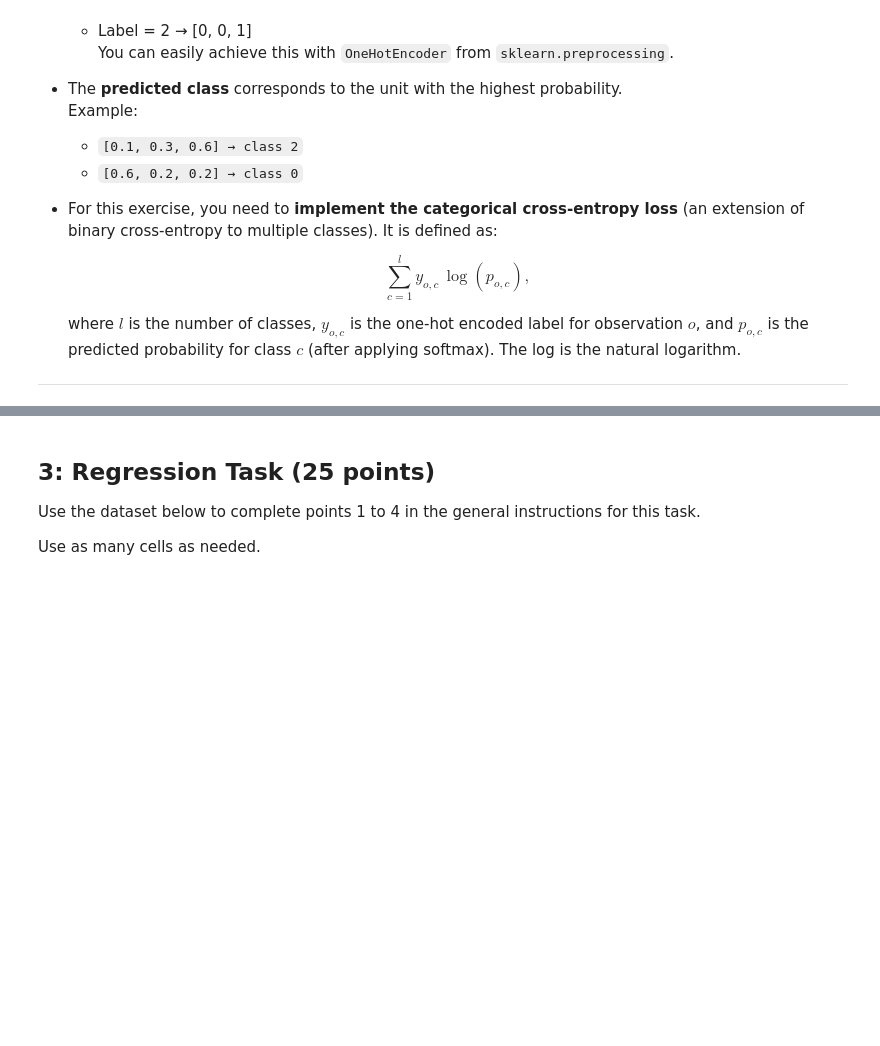
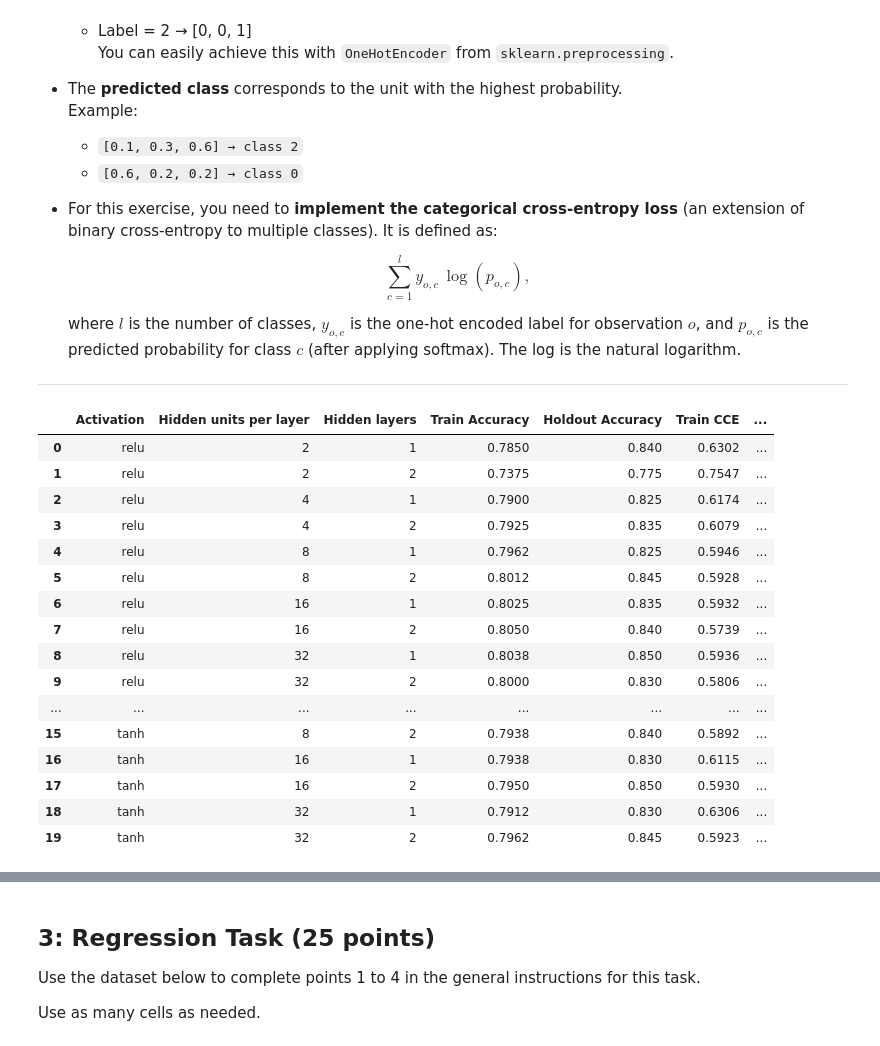
Before and after one commit to alibpowell/ML4021-Group, a Jupyter notebook: 04-manual-mlps.ipynb, the cells around one changed output, grey strips where cells are left out. Cells and saved outputs as stored; diff of their text form; code cells hidden in the pictures; blank space fills up the shorter version.

Commit message:
Added multi-class classification and the discussion. Also reviewed other parts and finalized for submission

```diff
--- a/04-manual-mlps.ipynb
+++ b/04-manual-mlps.ipynb
@@ -405,0 +537,71 @@ X, y = make_classification(n_samples=1000, n_classes=3,
+# %%
+# Train and compare configurations
+configs = [
+    (activation, (units,) * layers)
+    for activation in ["ReLU", "Tanh"]
+    for units in [2, 4, 8, 16, 32]
+    for layers in [1, 2]
+]
+
+results = []
+models = {}
+
+for activation, hidden_units in configs:
+    torch.manual_seed(42)
+
+    model = MultiClassMLP(
+        hidden_units=hidden_units,
+        activation=activation.lower(),
+        learning_rate=0.01,
+        epochs=150
+    )
+
+    model.fit(
+        X_train, y_train_onehot,
+        X_holdout, y_holdout_onehot
+    )
+
+    # Predict labels on both datasets
+    train_pred = model.predict(X_train)
+    holdout_pred = model.predict(X_holdout)
+
+    train_acc = accuracy_score(
+        y_train.numpy(), train_pred.numpy()
+    )
+
+    holdout_acc = accuracy_score(
+        y_holdout.numpy(), holdout_pred.numpy()
+    )
+
+    results.append({
+        "Activation": activation.lower(),
+        "Hidden units per layer": hidden_units[0],
+        "Hidden layers": len(hidden_units),
+        "Train Accuracy": train_acc,
+        "Holdout Accuracy": holdout_acc,
+        "Train CCE": model.history["train_loss"][-1],
+        "Holdout CCE": model.history["holdout_loss"][-1]
+    })
+
+    models[(activation, hidden_units)] = model
+
+results_df = pd.DataFrame(results)
+display(results_df.round(4))
+# %% [output]
+|  | Activation | Hidden units per layer | Hidden layers | Train Accuracy | Holdout Accuracy | Train CCE | ... |
+| 0 | relu | 2 | 1 | 0.7850 | 0.840 | 0.6302 | ... |
+| 1 | relu | 2 | 2 | 0.7375 | 0.775 | 0.7547 | ... |
+| 2 | relu | 4 | 1 | 0.7900 | 0.825 | 0.6174 | ... |
+| 3 | relu | 4 | 2 | 0.7925 | 0.835 | 0.6079 | ... |
+| 4 | relu | 8 | 1 | 0.7962 | 0.825 | 0.5946 | ... |
+| 5 | relu | 8 | 2 | 0.8012 | 0.845 | 0.5928 | ... |
+| 6 | relu | 16 | 1 | 0.8025 | 0.835 | 0.5932 | ... |
+| 7 | relu | 16 | 2 | 0.8050 | 0.840 | 0.5739 | ... |
+| 8 | relu | 32 | 1 | 0.8038 | 0.850 | 0.5936 | ... |
+| 9 | relu | 32 | 2 | 0.8000 | 0.830 | 0.5806 | ... |
+| ... | ... | ... | ... | ... | ... | ... | ... |
+| 15 | tanh | 8 | 2 | 0.7938 | 0.840 | 0.5892 | ... |
+| 16 | tanh | 16 | 1 | 0.7938 | 0.830 | 0.6115 | ... |
+| 17 | tanh | 16 | 2 | 0.7950 | 0.850 | 0.5930 | ... |
+| 18 | tanh | 32 | 1 | 0.7912 | 0.830 | 0.6306 | ... |
+| 19 | tanh | 32 | 2 | 0.7962 | 0.845 | 0.5923 | ... |
```
Also changed, not shown: parts of 9 cells of this notebook.
